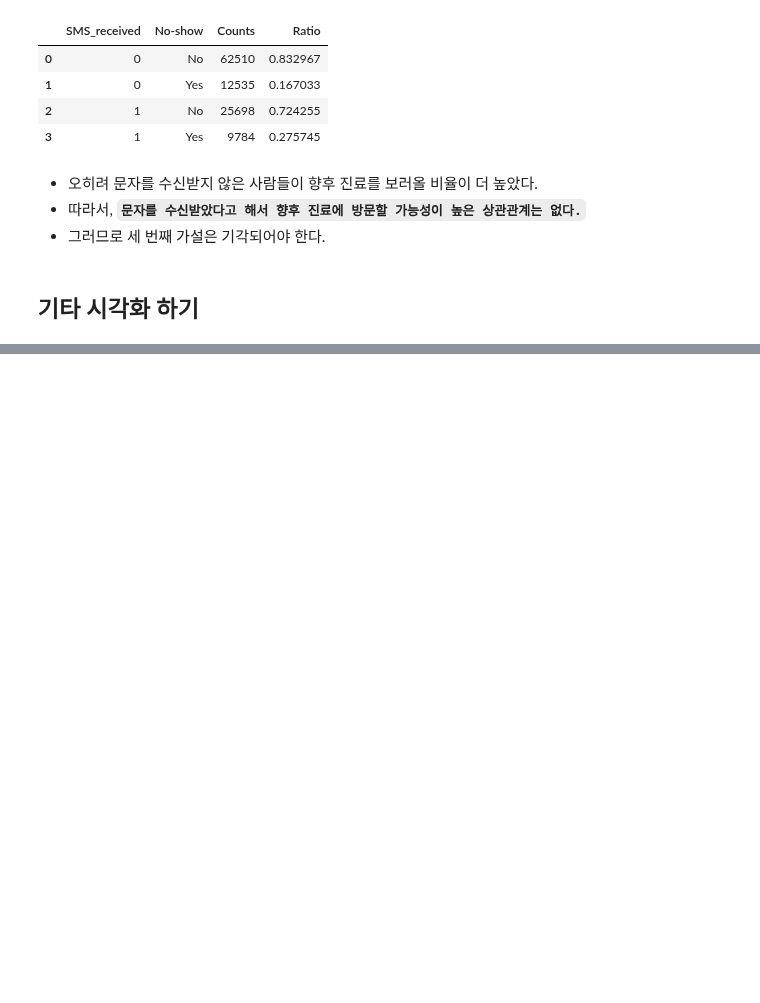
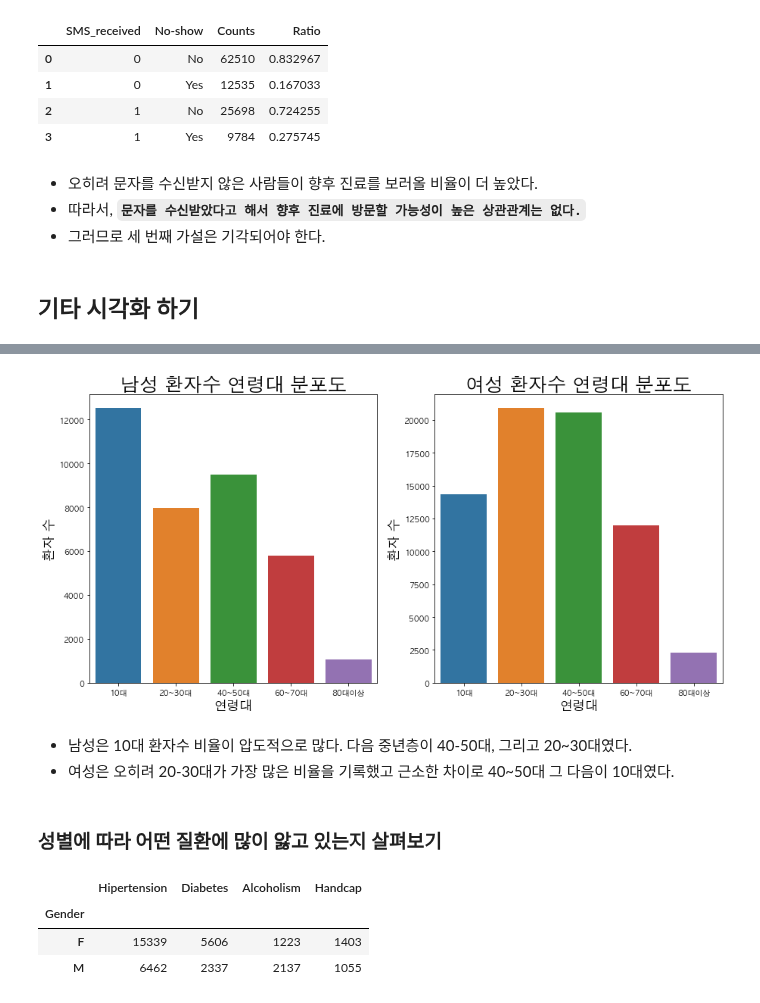
Before and after one commit to young-hun-jo/DataAnalysis, a Jupyter notebook: medical_appointment/analysis_myself.ipynb, the cells around one changed output, grey strips where cells are left out. Drawn from its saved outputs; the diff is of its cells as text; code cells hidden in the pictures; blank space fills up the shorter version.

```diff
--- a/medical_appointment/analysis_myself.ipynb
+++ b/medical_appointment/analysis_myself.ipynb
@@ -331,0 +404,5 @@ medical_df
+# %%
+# 성별별로 연령대 환자수가 얼마나 많은지 살펴보기
+gender_age = medical.groupby(['Gender','Age_range']).agg({'Gender':'count'}).rename(columns={'Gender':'Counts'})
+gender_age = gender_age.reset_index()
+gender_age
@@ -331,0 +421,35 @@ medical_df
+# %%
+plt.rcParams['font.family'] = 'AppleGothic'
+fig ,axes = plt.subplots(nrows=1, ncols=2,figsize=(15,7))
+
+sns.barplot(data=gender_age[gender_age['Gender']=='M'],
+           x='Age_range', y='Counts', ax=axes[0])
+sns.barplot(data=gender_age[gender_age['Gender']=='F'],
+           x='Age_range', y='Counts', ax=axes[1])
+
+axes[0].set_title('남성 환자수 연령대 분포도', fontsize=25)
+axes[0].set_xlabel('연령대', fontsize=17)
+axes[0].set_ylabel('환자 수', fontsize=17)
+axes[1].set_title('여성 환자수 연령대 분포도', fontsize=25)
+axes[1].set_xlabel('연령대', fontsize=17)
+axes[1].set_ylabel('환자 수', fontsize=17)
+plt.show()
+# %% [output]
+[figure, added]
+# %% [markdown]
+- 남성은 10대 환자수 비율이 압도적으로 많다. 다음 중년층이 40-50대, 그리고 20~30대였다.
+- 여성은 오히려 20-30대가 가장 많은 비율을 기록했고 근소한 차이로 40~50대 그 다음이 10대였다.
+# %% [markdown]
+### 성별에 따라 어떤 질환에 많이 앓고 있는지 살펴보기
+# %%
+# 성별에 따라 어떤 질병에 걸린사람들이 얼마나 많은지 살펴보기
+# 해당 질병에 걸렸으면 1, 아니면 0이기 때문에 합계를 이용해서 걸린 환자수 파악 가능
+# margins 기능은 pivot_table에 있음!
+gender_disease = medical.groupby('Gender').agg({'Hipertension':'sum','Diabetes':'sum','Alcoholism':'sum',
+                              'Handcap':'sum'})
+gender_disease
+# %% [output]
+|  | Hipertension | Diabetes | Alcoholism | Handcap |
+| Gender |  |  |  |  |
+| F | 15339 | 5606 | 1223 | 1403 |
+| M | 6462 | 2337 | 2137 | 1055 |
```
Also changed, not shown: parts of 26 cells of this notebook.
